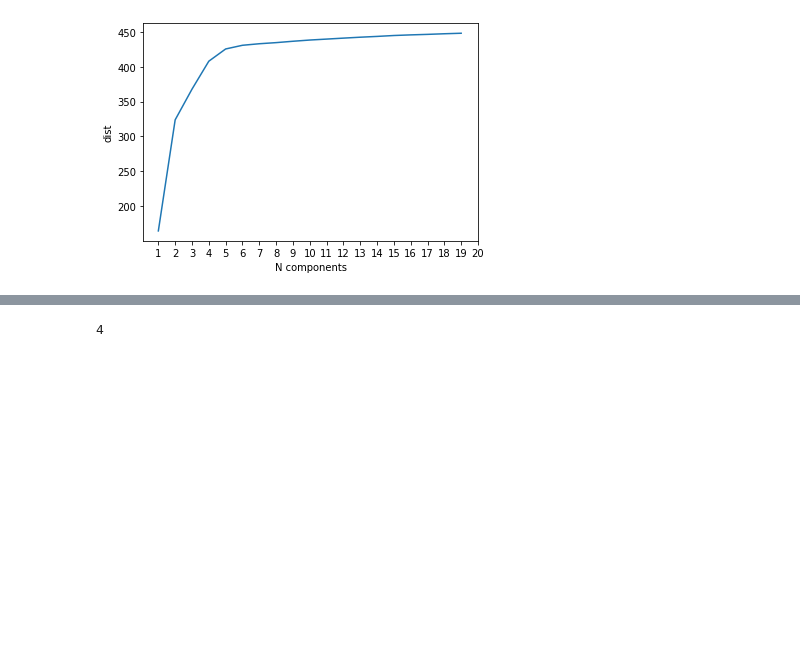
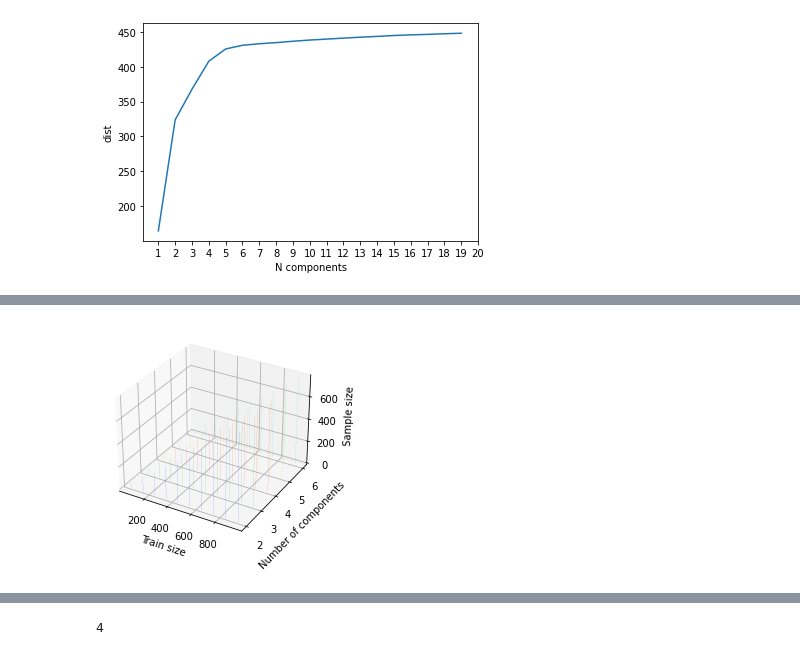
Before and after one commit to Anaxagor/Mixed-Learning-of-Bayesian-Networks, a Jupyter notebook: experiments/kmu_experiments.ipynb, the cells around one changed output, grey strips where cells are left out. Drawn from its saved outputs; the diff is of its cells as text; code cells hidden in the pictures; blank space fills up the shorter version.

```diff
--- a/experiments/kmu_experiments.ipynb
+++ b/experiments/kmu_experiments.ipynb
@@ -139 +195,21 @@ random.seed = 10
+# %%
+fig = plt.figure()
+ax = fig.add_subplot(111, projection='3d')
+for c, z in zip(['b', 'g', 'r', 'y', 'c'], [2, 3, 4, 5, 6]):
+    xs = train_size
+    ys = results[0][x-1]
+
+    # You can provide either a single color or an array. To demonstrate this,
+    # the first bar of each set will be colored cyan.
+    cs = [c] * len(xs)
+    #cs[0] = 'c'
+    ax.bar(xs, ys, zs=z, zdir='y', color=cs, alpha=1)
+
+ax.set_xlabel('Train size')
+ax.set_ylabel('Number of components')
+ax.set_zlabel('Sample size')
+
+plt.show()
+# %% [output]
+[figure, added]
 # %%
```
Also changed, not shown: parts of 10 cells of this notebook, 2 other files.
